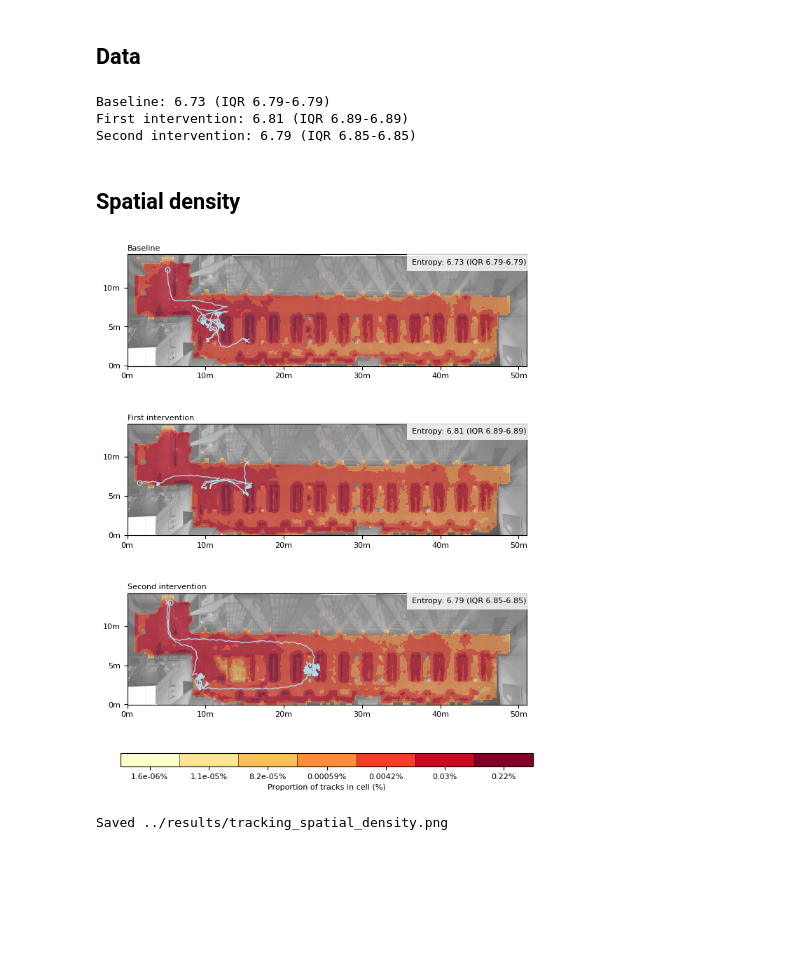
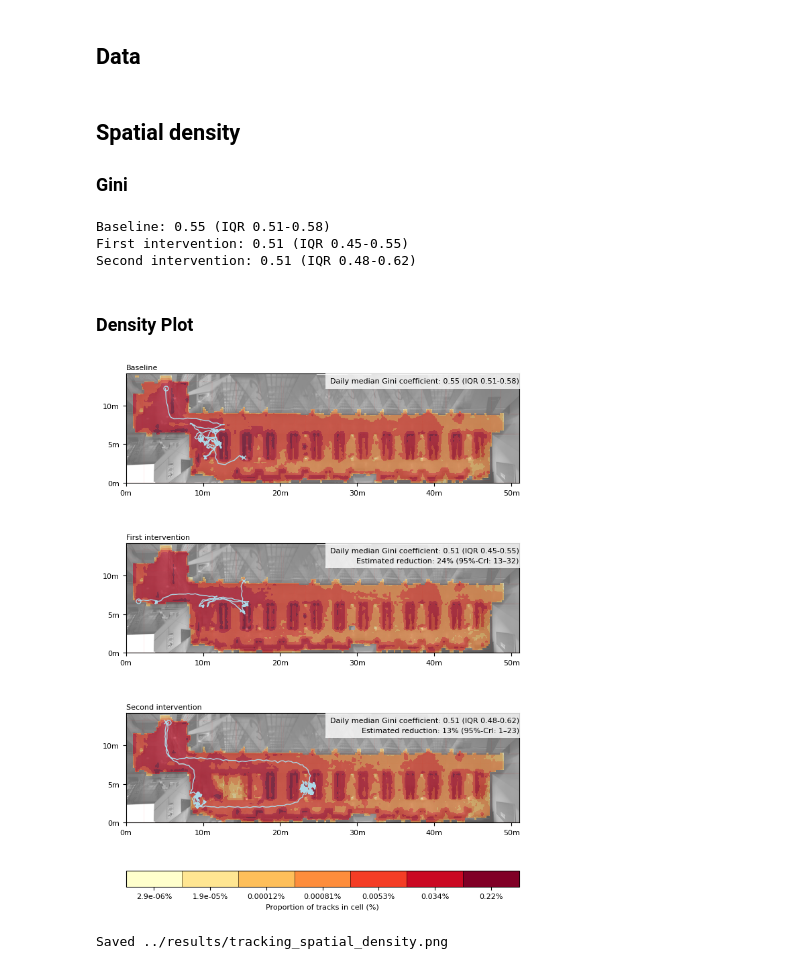
Before and after one commit to nbanho/tb_patient_flows, a Jupyter notebook: analysis/tracking.ipynb, the cells around one changed output. Saved outputs shown, nothing was run; the diff lists cells and outputs as text; code cells hidden in the pictures; blank space fills up the shorter version.

```diff
--- a/analysis/tracking.ipynb
+++ b/analysis/tracking.ipynb
@@ -51,32 +69,14 @@ img = mpimg.imread(image_path)
+# %% [markdown]
+## Spatial density
+### Gini
 # %%
-# files
-# List CSV files
-files = glob.glob("../data-clean/tracking/occupancy/*.csv")
-
-# Load and concatenate data
-occupancy_list = []
-for file in files:
-	df = pd.read_csv(file)
-	df['date'] = pd.to_datetime(os.path.basename(file).replace('.csv', ''))
-	occupancy_list.append(df)
-occupancy_df = pd.concat(occupancy_list, ignore_index=True)
-
-# Link map_dates
-# Ensure both 'date' columns are of the same dtype before merging
-occupancy_df['date'] = pd.to_datetime(occupancy_df['date'])
-map_dates['date'] = pd.to_datetime(map_dates['date'])
-occupancy_df = occupancy_df.merge(map_dates, on='date')
-
-# Filter N >= 10
-occupancy_df = occupancy_df[occupancy_df['N'] >= 10]
-
-# Compute daily mean of entropy_kde
-daily_mean = occupancy_df.groupby(['date', 'study_phase'])['entropy_kde'].mean().reset_index()
+# Compute daily mean of gini_kde by study_phase
+daily_average = occupancy_df.groupby(['date','study_phase'])['gini_kde'].median().reset_index()
 
 # Compute mean and standard deviation of daily mean by study_phase
-stats = daily_mean.groupby('study_phase')['entropy_kde'].agg(
+stats = daily_average.groupby('study_phase')['gini_kde'].agg(
 	Median=lambda x: np.round(np.median(x), 2),
-	Q25=lambda x: np.round(np.percentile(x, 75), 2),
+	Q25=lambda x: np.round(np.percentile(x, 25), 2),
 	Q75=lambda x: np.round(np.percentile(x, 75), 2)
 )
 
@@ -86,14 +86,14 @@ for phase, row in stats.iterrows():
 	phase_stats[phase] = f"{row['Median']} (IQR {row['Q25']}-{row['Q75']})"
 
 # Print results
-for phase in phase_order:
+for phase in phase_stats:
 	print(f"{phase}: {phase_stats.get(phase, 'No data')}")
 # %% [output]
-Baseline: 6.73 (IQR 6.79-6.79)
-First intervention: 6.81 (IQR 6.89-6.89)
-Second intervention: 6.79 (IQR 6.85-6.85)
+Baseline: 0.55 (IQR 0.51-0.58)
+First intervention: 0.51 (IQR 0.45-0.55)
+Second intervention: 0.51 (IQR 0.48-0.62)
-# %% [markdown]
-## Spatial density
+# %% [markdown]
+### Density Plot
 # %%
 # colormap
 n_col = 7
@@ -141,7 +141,7 @@ plt.rcParams.update({
 
 fig, ax_arr = plt.subplots(
     nrows=4, ncols=1,
-    figsize=(16/2.54, 20/2.54),
+    figsize=(16/2.54, 21/2.54),
     constrained_layout=True,
     gridspec_kw={'height_ratios': [1, 1, 1, 0.12], 'hspace': 0.25}
 )
@@ -180,47 +180,55 @@ for ax, phase, track_id in zip(axes, phase_order, track_ids):
     # Title = study_phase label
     ax.set_title(phase, loc='left', fontsize=8, pad=4)
 
-    # Top-right annotation: "Median entropy <value>"
-    entropy_text = f"Entropy: {phase_stats.get(phase, '')}"
+    # Top-right annotation
+    density_text = f"Daily median Gini coefficient: {phase_stats.get(phase, '')}"
+    if phase == "First intervention":
+        density_text += "\nEstimated reduction: 24% (95%-CrI: 13–32)"
+    if phase == "Second intervention":
+        density_text += "\nEstimated reduction: 13% (95%-CrI: 1–23)"
     ax.text(
-        1, .96, entropy_text,
-        transform=ax.transAxes,
-        ha='right', va='top',
-        color='black', fontsize=8,
-        bbox=dict(facecolor='white', alpha=0.8, edgecolor='none', pad=5)  # optional for readability
-    )
+		1, .96, density_text,
+		transform=ax.transAxes,
+		ha='right', va='top',
+		color='black', fontsize=8,
+		linespacing=1.5,
+		bbox=dict(facecolor='white', alpha=0.8, edgecolor='none', pad=5)  # optional for readability
+	)
 
 # colobar
 n_bins = len(boundaries) - 1  # == n_col
 index_boundaries = np.arange(n_bins + 1)              # 0..n_bins (index space)
 norm_cb = colors.BoundaryNorm(index_boundaries, ncolors=cmap.N, clip=False)
 
 tick_pos = np.arange(n_bins) + 0.5                    # centers in index space
 tick_labels = [f"{(np.sqrt(lo*hi)*100):.2g}%"
                for lo, hi in zip(boundaries[:-1], boundaries[1:])]
 
 cb = ColorbarBase(
     cax, cmap=cmap, norm=norm_cb,
     boundaries=index_boundaries,
     orientation='horizontal',
     spacing='uniform',
     ticks=tick_pos,
     drawedges=True
 )
 
 # Force only our ticks/labels; no minors; set explicit range
 cb.ax.xaxis.set_major_locator(FixedLocator(tick_pos))
 cb.ax.xaxis.set_major_formatter(FixedFormatter(tick_labels))
 cb.ax.xaxis.set_minor_locator(NullLocator())
 cb.ax.tick_params(labelsize=8, bottom=True, top=False)
 cb.ax.set_xlim(0, n_bins)
 cb.set_label('Proportion of tracks in cell (%)', fontsize=8)
 
+# Overall figure title
+# fig.suptitle("A", fontweight="bold", fontsize=10, x=0.01, ha="left", y=0.995)
+
 # Save figure
 out_path = '../results/tracking_spatial_density.png'
 plt.savefig(out_path, dpi=300, bbox_inches='tight')
 plt.show()
 print(f"Saved {out_path}")
 # %% [output]
-[figure, old version]
+[figure, new version]
 Saved ../results/tracking_spatial_density.png
```
Also changed, not shown: parts of 2 cells of this notebook, 17 other files.
